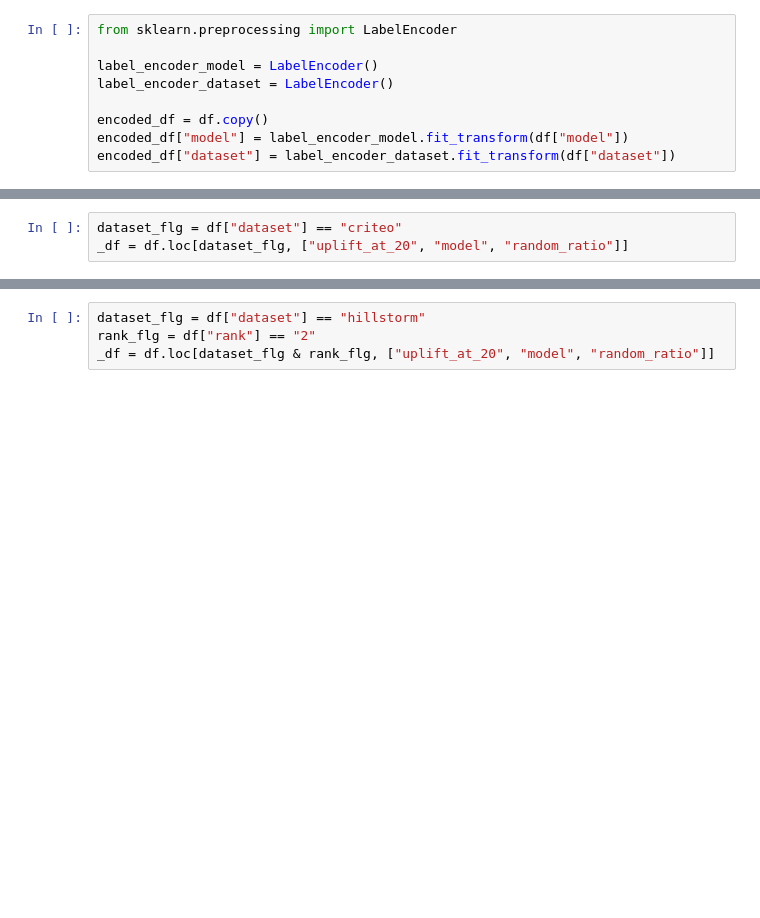
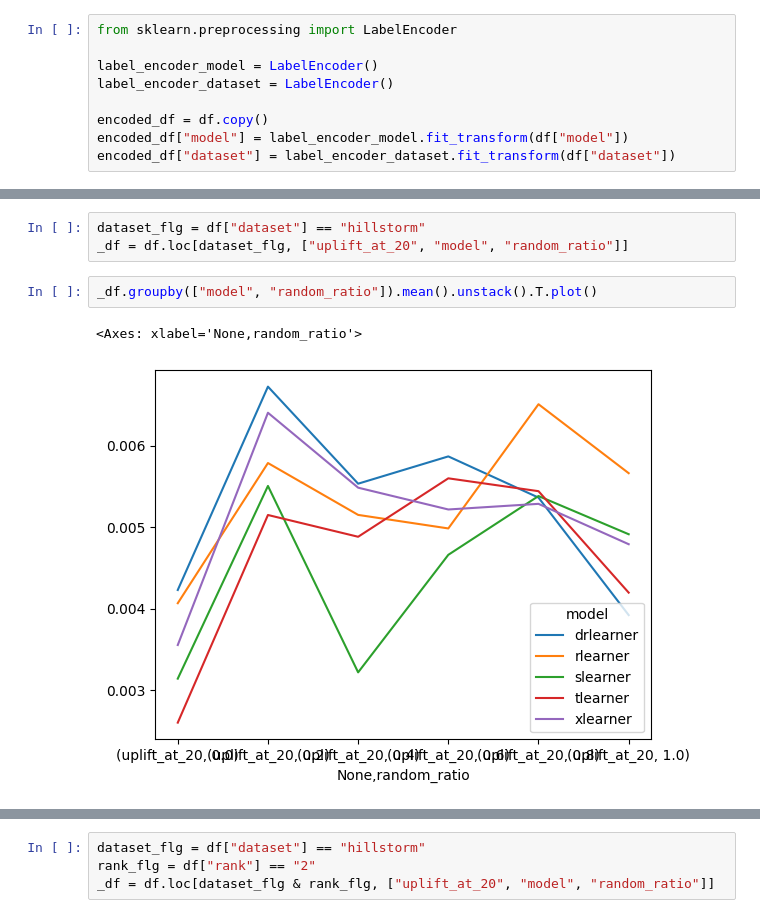
Before and after one commit to YuriNakayama/cate, a Jupyter notebook: dev/eda/output/biased_data.ipynb, the cells around one changed output, grey strips where cells are left out. Saved outputs shown, nothing was run; the diff lists cells and outputs as text; blank space fills up the shorter version.

```diff
--- a/dev/eda/output/biased_data.ipynb
+++ b/dev/eda/output/biased_data.ipynb
@@ -105,6 +105,11 @@ plt.show()
 # %%
-dataset_flg = df["dataset"] == "criteo"
+dataset_flg = df["dataset"] == "hillstorm"
 _df = df.loc[dataset_flg, ["uplift_at_20", "model", "random_ratio"]]
+# %%
+_df.groupby(["model", "random_ratio"]).mean().unstack().T.plot()
+# %% [output]
+<Axes: xlabel='None,random_ratio'>
+[figure, added]
 # %%
 _df.pivot(index="random_ratio", columns="model", values="uplift_at_20").plot()
 # %% [output]
```
Also changed, not shown: parts of 4 cells of this notebook, 1 other file.
